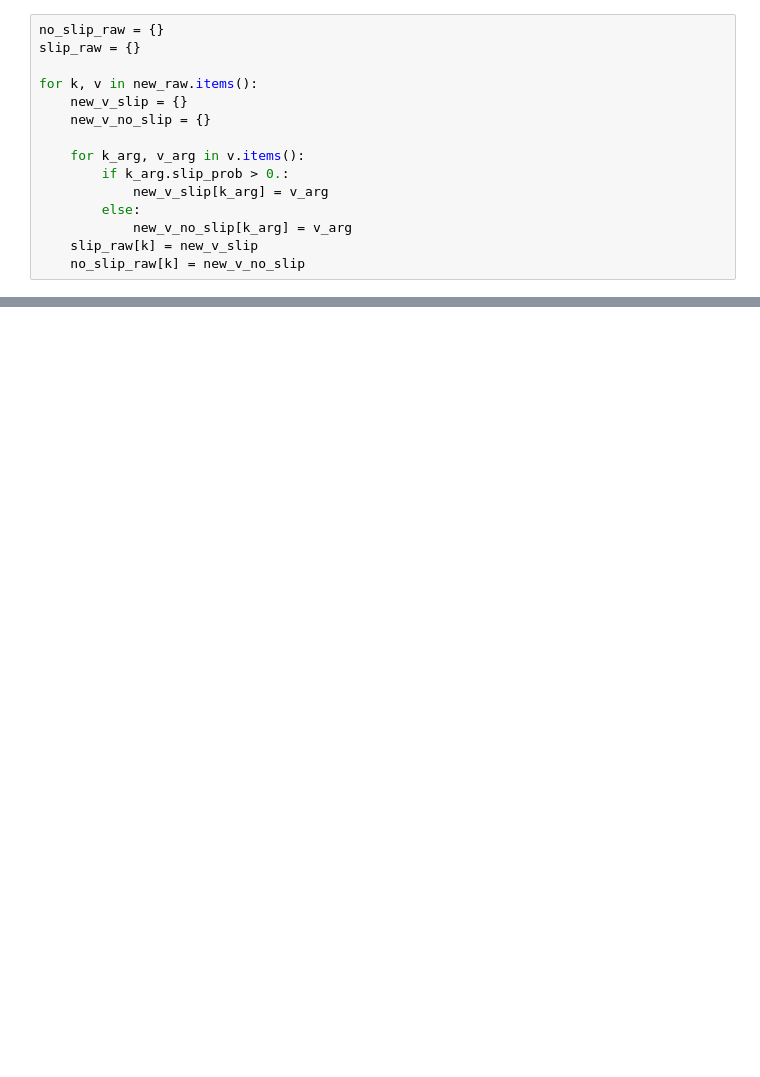
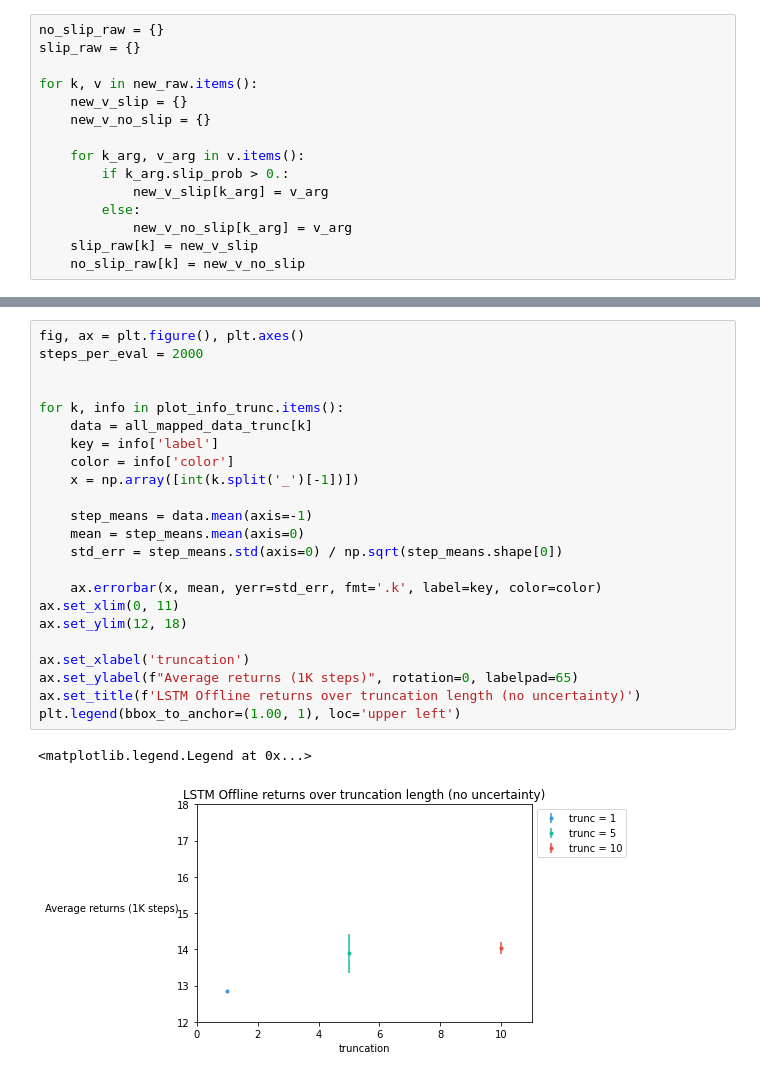
Before and after one commit to taodav/aux-inputs, a Jupyter notebook: analysis/plot_results_uf4_cnn.ipynb, the cells around one changed output, grey strips where cells are left out. Drawn from its saved outputs; the diff is of its cells as text; blank space fills up the shorter version.

```diff
--- a/analysis/plot_results_uf4_cnn.ipynb
+++ b/analysis/plot_results_uf4_cnn.ipynb
@@ -254,0 +300,26 @@ plt.legend(bbox_to_anchor=(1.00, 1), loc='upper left')
+# %%
+fig, ax = plt.figure(), plt.axes()
+steps_per_eval = 2000
+
+
+for k, info in plot_info_trunc.items():
+    data = all_mapped_data_trunc[k]
+    key = info['label']
+    color = info['color']
+    x = np.array([int(k.split('_')[-1])])
+
+    step_means = data.mean(axis=-1)
+    mean = step_means.mean(axis=0)
+    std_err = step_means.std(axis=0) / np.sqrt(step_means.shape[0])
+
+    ax.errorbar(x, mean, yerr=std_err, fmt='.k', label=key, color=color)
+ax.set_xlim(0, 11)
+ax.set_ylim(12, 18)
+
+ax.set_xlabel('truncation')
+ax.set_ylabel(f"Average returns (1K steps)", rotation=0, labelpad=65)
+ax.set_title(f'LSTM Offline returns over truncation length (no uncertainty)')
+plt.legend(bbox_to_anchor=(1.00, 1), loc='upper left')
+# %% [output]
+<matplotlib.legend.Legend at 0x...>
+[figure, added]
```
Also changed, not shown: parts of 22 cells of this notebook, 20 other files.
